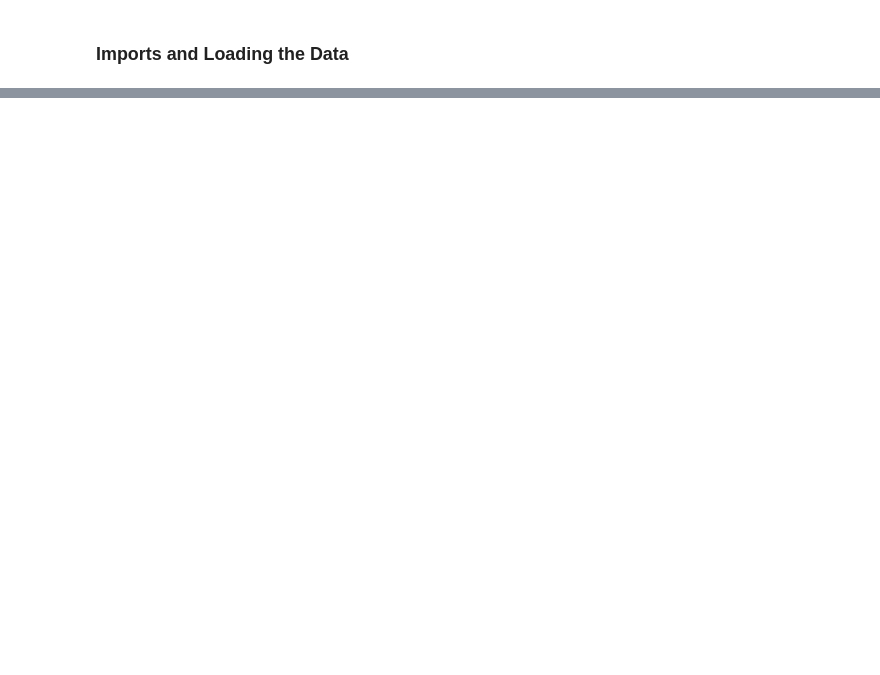
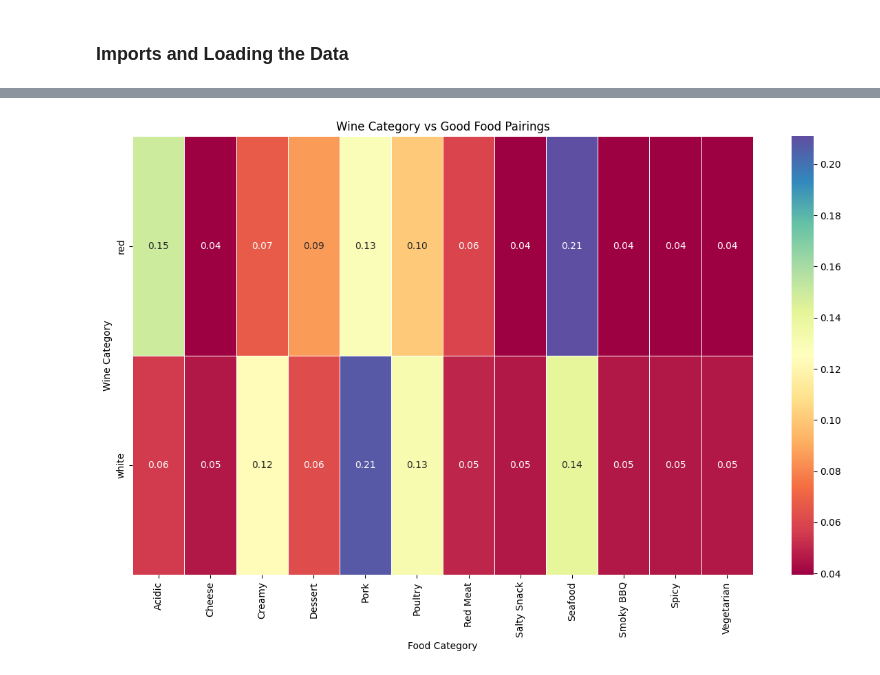
Before and after one commit to akjieettt/data-science-final-project, a Jupyter notebook: DataScienceProject.ipynb, the cells around one changed output, grey strips where cells are left out. Cells and saved outputs as stored; diff of their text form; code cells hidden in the pictures; blank space fills up the shorter version.

```diff
--- a/DataScienceProject.ipynb
+++ b/DataScienceProject.ipynb
@@ -928,0 +762,36 @@ This suggests that chemistry alone provides meaningful—but incomplete—inform
+# %%
+# Explode good pairings: one row per (wine, food)
+df_good = (
+    df_wines[["type", "good_foods_to_pair_with"]]
+    .explode("good_foods_to_pair_with")
+    .dropna(subset=["good_foods_to_pair_with"])
+    .rename(columns={
+        "type": "wine_category",
+        "good_foods_to_pair_with": "food_category"
+    })
+)
+
+# Crosstab counts: wine_category x food_category
+cross = pd.crosstab(df_good["wine_category"], df_good["food_category"])
+
+# Normalize rows => convert to proportions
+cross_norm = cross.div(cross.sum(axis=1), axis=0)
+
+# Heatmap (Normalized)
+plt.figure(figsize=(12, 8))
+sns.heatmap(
+    cross_norm,
+    cmap="Spectral",
+    annot=True,
+    fmt=".2f",
+    linewidths=0.5,
+    linecolor="white"
+)
+
+plt.xlabel("Food Category")
+plt.ylabel("Wine Category")
+plt.title("Wine Category vs Good Food Pairings")
+plt.tight_layout()
+plt.show()
+# %% [output]
+[figure, added]
```
Also changed, not shown: parts of 82 cells of this notebook.
